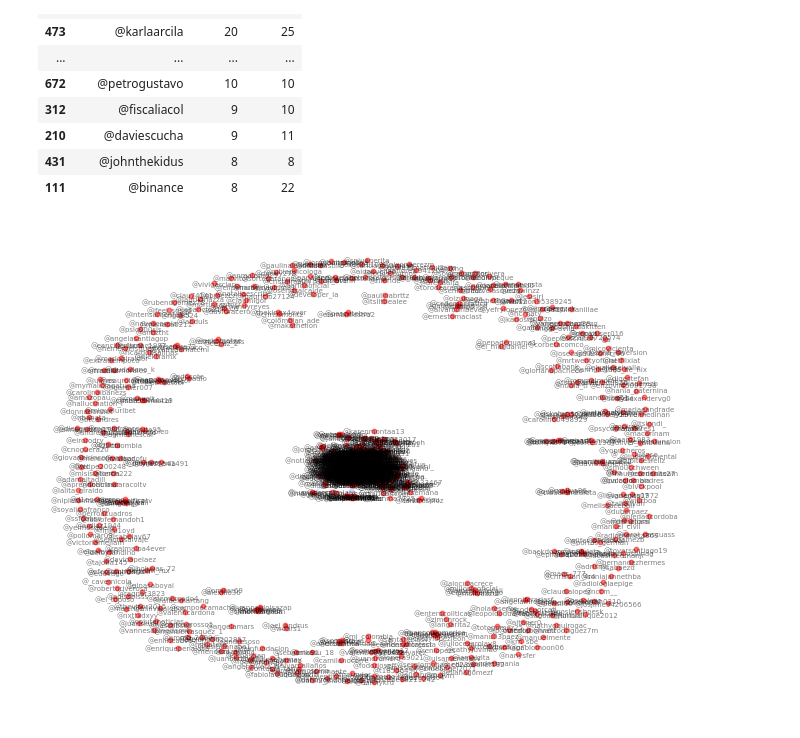
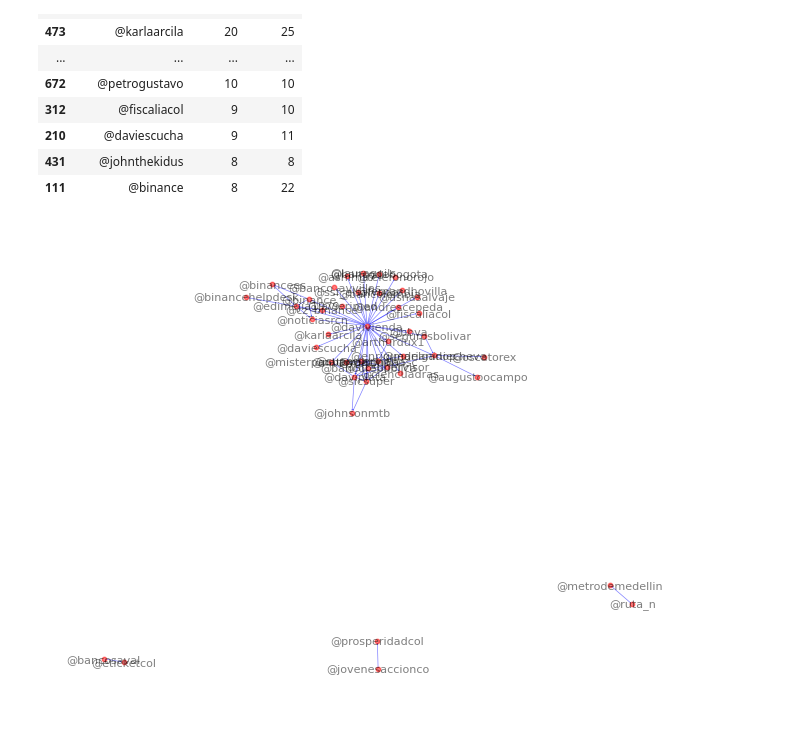
Before and after one commit to Izainea/pruebas_vivi, a Jupyter notebook: prueba_NLP_cientifico_vivi/Código/Exploración.ipynb, the cells around one changed output. Cells and saved outputs as stored; diff of their text form; code cells hidden in the pictures.

```diff
--- a/prueba_NLP_cientifico_vivi/Código/Exploración.ipynb
+++ b/prueba_NLP_cientifico_vivi/Código/Exploración.ipynb
@@ -111,7 +132,7 @@ nlp_sentiment = pipeline("sentiment-analysis", model="nlptown/bert-base-multilin
 ## Aplicamos el modelo a los tweets
 
 df_tweets['sentiment'] = df_tweets['Embedded_text_1'].apply(lambda x: nlp_sentiment(x)[0]['label'])
-df_tweets['score'] = df_tweets['Embedded_text_1'].apply(lambda x: nlp_sentiment(x)[0]['score'])
+df_tweets['sentiment_score'] = df_tweets['Embedded_text_1'].apply(lambda x: nlp_sentiment(x)[0]['sentiment_score'])
 # %% [output]
 Some layers from the model checkpoint at nlptown/bert-base-multilingual-uncased-sentiment were not used when initializing TFBertForSequenceClassification: ['dropout_37']
 - This IS expected if you are initializing TFBertForSequenceClassification from the checkpoint of a model trained on another task or with another architecture (e.g. initializing a BertForSequenceClass ...
@@ -139,16 +160,6 @@ min         0.219787
 75%         0.697739
 max         0.971901
 Name: score, dtype: float64
-# %%
-## Análisis de entidades
-
-## Cargamos el modelo de entidades
-
-nlp_entidades = pipeline("ner", model="dslim/bert-base-NER")
-
-## Aplicamos el modelo a los tweets
-
-df_tweets['entidades'] = df_tweets['Embedded_text_1'].apply(lambda x: nlp_entidades(x))
 # %%
 df_tweets['menciones']
 # %% [output]
@@ -210,7 +221,7 @@ df_edges_relacion['Source']=list_source
 df_edges_relacion['Target']=list_target
 df_edges_relacion['Weight']=list_weight
 df_edges_relacion['Type']=list_type
-df_edges_relacion=df_edges.groupby(['Source','Target','Type']).sum().reset_index()
+df_edges_relacion=df_edges_relacion.groupby(['Source','Target','Type']).sum().reset_index()
 
 df_edges_relacion.to_csv("../Datos/relacion_menciones.csv",index=False)
 
@@ -317,13 +371,16 @@ df_agrupacion_mencionados.head(20)
 | 210 | @daviescucha | 9 | 11 |
 | 431 | @johnthekidus | 8 | 8 |
 | 111 | @binance | 8 | 22 |
+# %%
+user_relaciones=df_users_menciones[df_users_menciones['Weight']>3]
+edges_relaciones=df_edges_relacion[df_edges_relacion['Weight']>3]
 # %%
 ### Pintamos las redes
 
-nodes=df_users_menciones[['Id','Label']]
-edges=df_edges_relacion[['Source','Target','Weight']]
+#nodes=user_relaciones[['Id','Label']]
+edges=edges_relaciones[['Source','Target','Weight']]
 G=nx.from_pandas_edgelist(edges, 'Source', 'Target', edge_attr=True, create_using=nx.Graph())
-G.add_nodes_from(nodes['Id'].values)
-nx.draw(G, with_labels=True, node_size=10, font_size=5, node_color='red', edge_color='blue', width=0.1, alpha=0.5, arrowsize=1, arrowstyle='->', arrows=True)
+#G.add_nodes_from(nodes['Id'].values)
+nx.draw(G, with_labels=True, node_size=10, font_size=8, node_color='red', edge_color='blue', width=0.5, alpha=0.5, arrowsize=1, arrowstyle='->', arrows=True)
 # %% [output]
-[figure, old version]
+[figure, new version]
```
Also changed, not shown: parts of 23 cells of this notebook, 1 other file.
